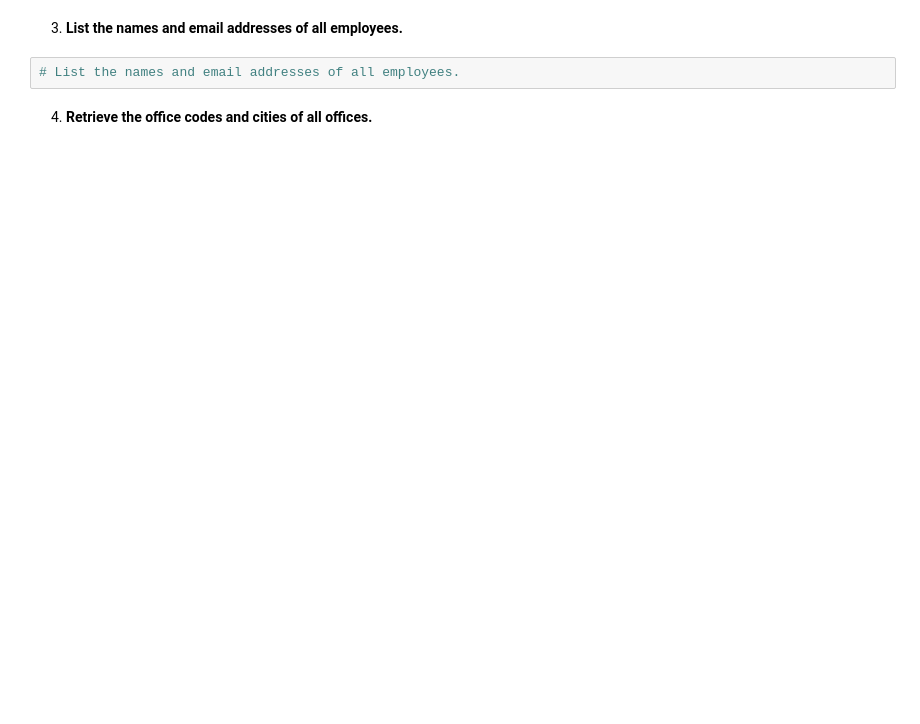
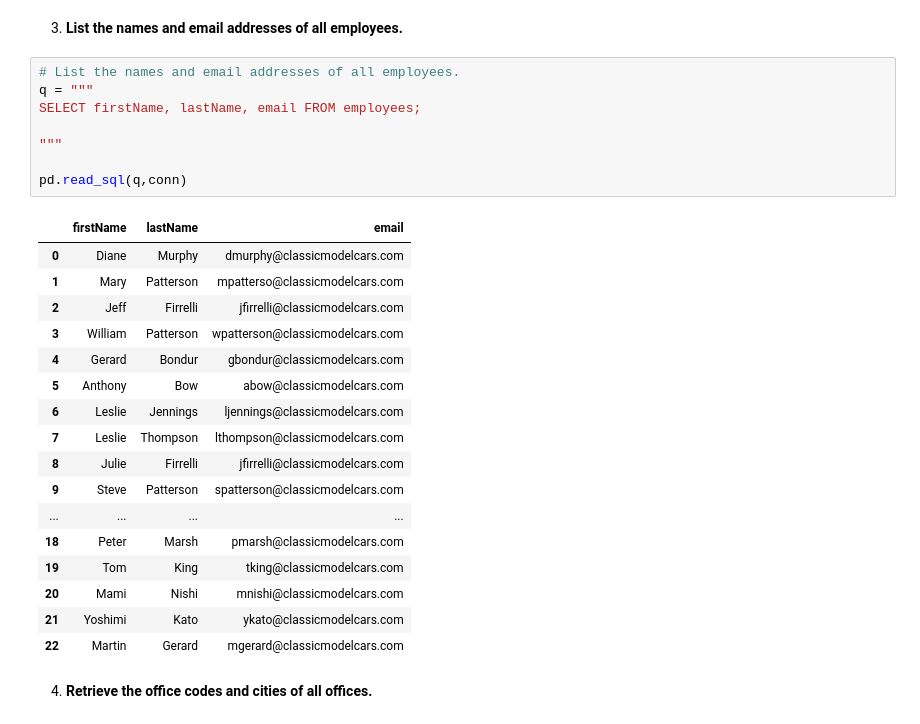
Before and after one commit to NgureOwen01/sql_subqueries, a Jupyter notebook: index.ipynb, the cells around one changed output. Drawn from its saved outputs; the diff is of its cells as text; blank space fills up the shorter version.

```diff
--- a/index.ipynb
+++ b/index.ipynb
@@ -78,6 +140,30 @@ pandasql is a Python library that lets you run SQL queries on pandas DataFrames
 3. **List the names and email addresses of all employees.**
 # %%
 # List the names and email addresses of all employees.
+q = """
+SELECT firstName, lastName, email FROM employees;
+
+"""
+
+pd.read_sql(q,conn)
+# %% [output]
+|  | firstName | lastName | email |
+| 0 | Diane | Murphy | dmurphy@classicmodelcars.com |
+| 1 | Mary | Patterson | mpatterso@classicmodelcars.com |
+| 2 | Jeff | Firrelli | jfirrelli@classicmodelcars.com |
+| 3 | William | Patterson | wpatterson@classicmodelcars.com |
+| 4 | Gerard | Bondur | gbondur@classicmodelcars.com |
+| 5 | Anthony | Bow | abow@classicmodelcars.com |
+| 6 | Leslie | Jennings | ljennings@classicmodelcars.com |
+| 7 | Leslie | Thompson | lthompson@classicmodelcars.com |
+| 8 | Julie | Firrelli | jfirrelli@classicmodelcars.com |
+| 9 | Steve | Patterson | spatterson@classicmodelcars.com |
+| ... | ... | ... | ... |
+| 18 | Peter | Marsh | pmarsh@classicmodelcars.com |
+| 19 | Tom | King | tking@classicmodelcars.com |
+| 20 | Mami | Nishi | mnishi@classicmodelcars.com |
+| 21 | Yoshimi | Kato | ykato@classicmodelcars.com |
+| 22 | Martin | Gerard | mgerard@classicmodelcars.com |
 # %% [markdown]
 4. **Retrieve the office codes and cities of all offices.**
 # %%
```
Also changed, not shown: parts of 21 cells of this notebook.
